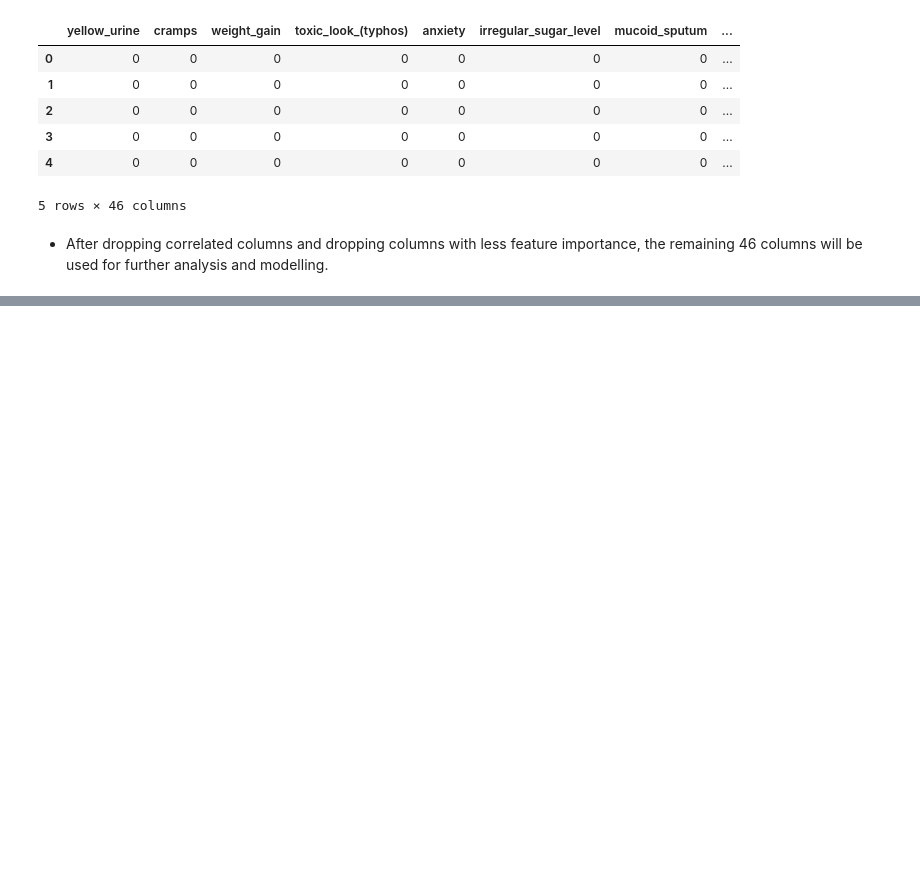
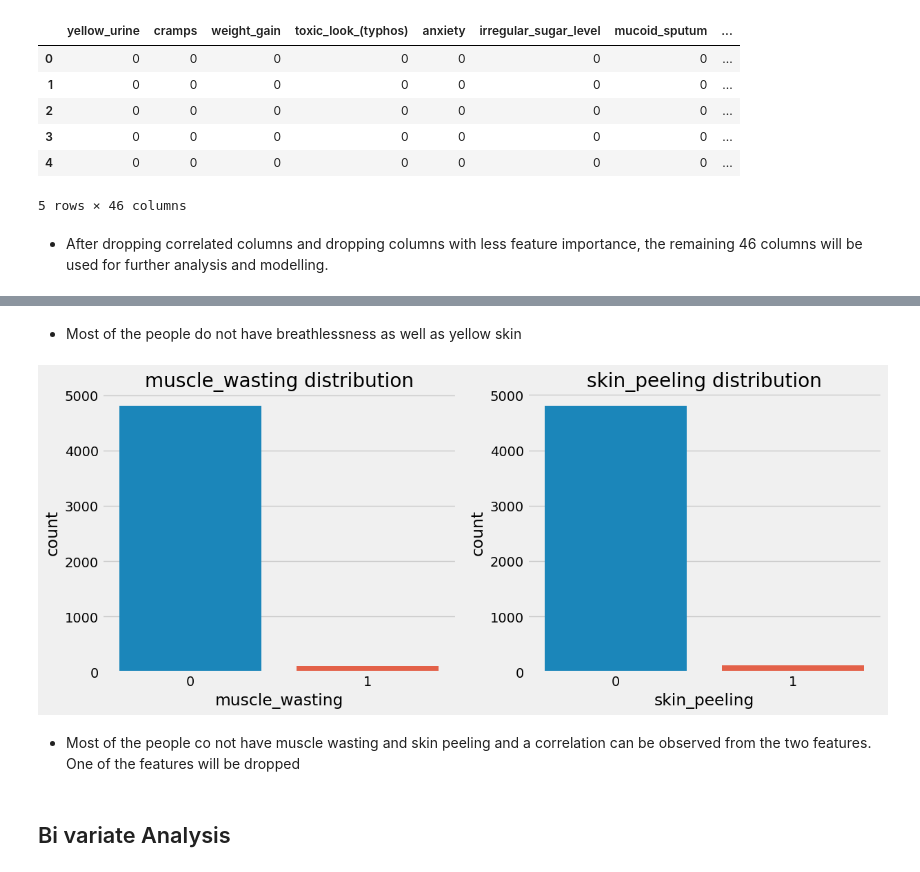
Before and after one commit to OSCA-Ado-Ekiti/Hacktoberfest-2023-Ekiti-DSN, a Jupyter notebook: Projects/Project_2/disease_diagnosis.ipynb, the cells around one changed output, grey strips where cells are left out. Drawn from its saved outputs; the diff is of its cells as text; code cells hidden in the pictures; blank space fills up the shorter version.

Commit message:
started with the univariate and bivariate analysis

```diff
--- a/Projects/Project_2/disease_diagnosis.ipynb
+++ b/Projects/Project_2/disease_diagnosis.ipynb
@@ -252,0 +292,10 @@ new_df.head()
+# %% [markdown]
+- Most of the people do not have breathlessness as well as yellow skin
+# %%
+countplot('muscle_wasting', 'skin_peeling')
+# %% [output]
+[figure, added]
+# %% [markdown]
+- Most of the people co not have muscle wasting and skin peeling and a correlation can be observed from the two features. One of the features will be dropped
+# %% [markdown]
+## Bi variate Analysis
```
Also changed, not shown: parts of 12 cells of this notebook.
